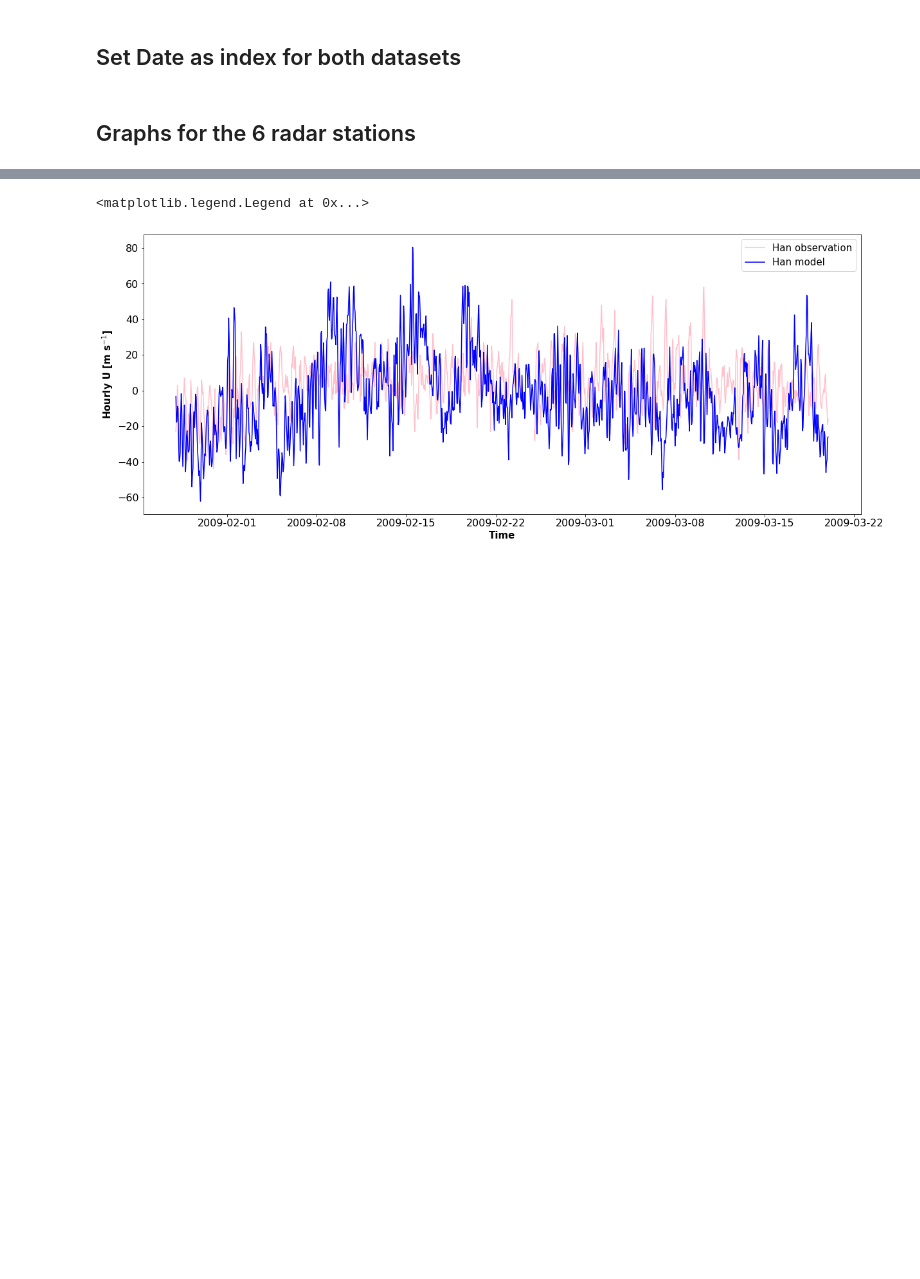
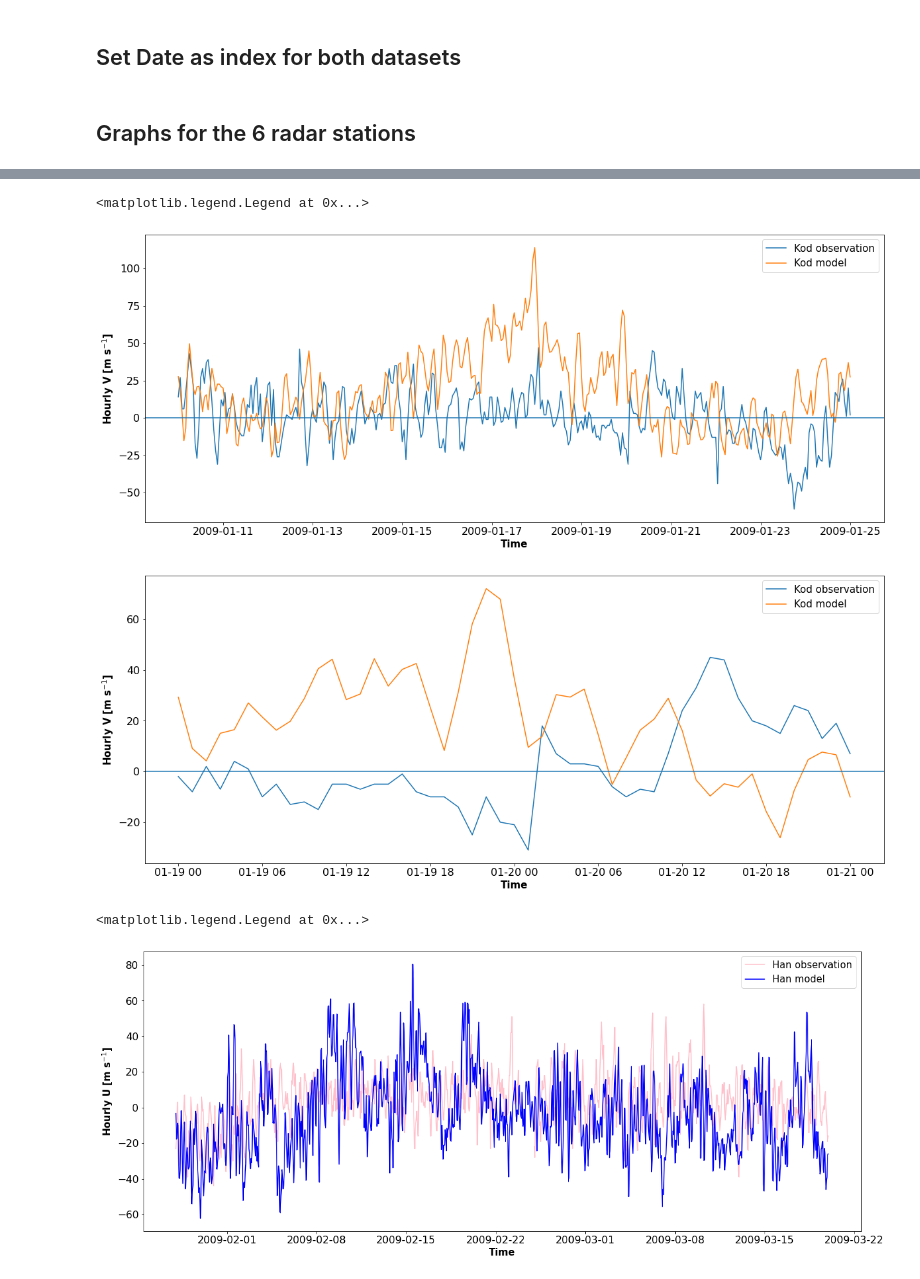
Before and after one commit to 7AlonsoRaikiri7/SummerREU, a Jupyter notebook: V_superdarn_waccmxdart_hrly_winds.ipynb, the cells around one changed output, grey strips where cells are left out. Saved outputs shown, nothing was run; the diff lists cells and outputs as text; code cells hidden in the pictures; blank space fills up the shorter version.

```diff
--- a/V_superdarn_waccmxdart_hrly_winds.ipynb
+++ b/V_superdarn_waccmxdart_hrly_winds.ipynb
@@ -168,6 +169,38 @@ plt.legend(fontsize=15)
 # %%
 x=df.iloc[(df.index>='2009-01-28')]
 x1=df_w.iloc[(df_w.index>='2009-01-28')]
+# %%
+kod1= df.iloc[(df.index>='2009-01-10 00:00:00') & (df.index <= '2009-01-25 00:00:00')]
+# %%
+kod2= df_w.iloc[(df_w.index>='2009-01-10 00:00:00') & (df_w.index <= '2009-01-25 00:00:00')]
+# %%
+kod3= df.iloc[(df.index>='2009-01-19 00:00:00') & (df.index <= '2009-01-21 00:00:00')]
+kod4= df_w.iloc[(df_w.index>='2009-01-19 00:00:00') & (df_w.index <= '2009-01-21 00:00:00')]
+# %%
+#kod from 01/10 to 01/25
+plt.figure(figsize=(20,8))
+plt.plot(kod1.index,kod1['Kod'], label='Kod observation')
+plt.plot(kod2.index,kod2['Kod'], label= 'Kod model')
+plt.tick_params(axis='x', labelsize=16)
+plt.tick_params(axis='y', labelsize=16)
+plt.xlabel('Time',fontsize=15,fontweight='bold')
+plt.ylabel('Hourly V [m s$^{-1}$]', fontsize=15,fontweight='bold')
+plt.axhline(y=0)
+plt.legend(fontsize=15)
+#kod from 01/19 to 01/21
+plt.figure(figsize=(20,8))
+plt.plot(kod3.index,kod3['Kod'], label='Kod observation')
+plt.plot(kod4.index,kod4['Kod'], label= 'Kod model')
+plt.tick_params(axis='x', labelsize=16)
+plt.tick_params(axis='y', labelsize=16)
+plt.xlabel('Time',fontsize=15,fontweight='bold')
+plt.ylabel('Hourly V [m s$^{-1}$]', fontsize=15,fontweight='bold')
+plt.axhline(y=0)
+plt.legend(fontsize=15)
+# %% [output]
+<matplotlib.legend.Legend at 0x...>
+[figure, added]
+[figure, added]
 # %%
 plt.figure(figsize=(20,8))
 plt.plot(x.index,x['Han'], label='Han observation', color = 'pink')
```
Also changed, not shown: parts of 1 cell of this notebook, 1 other file.
